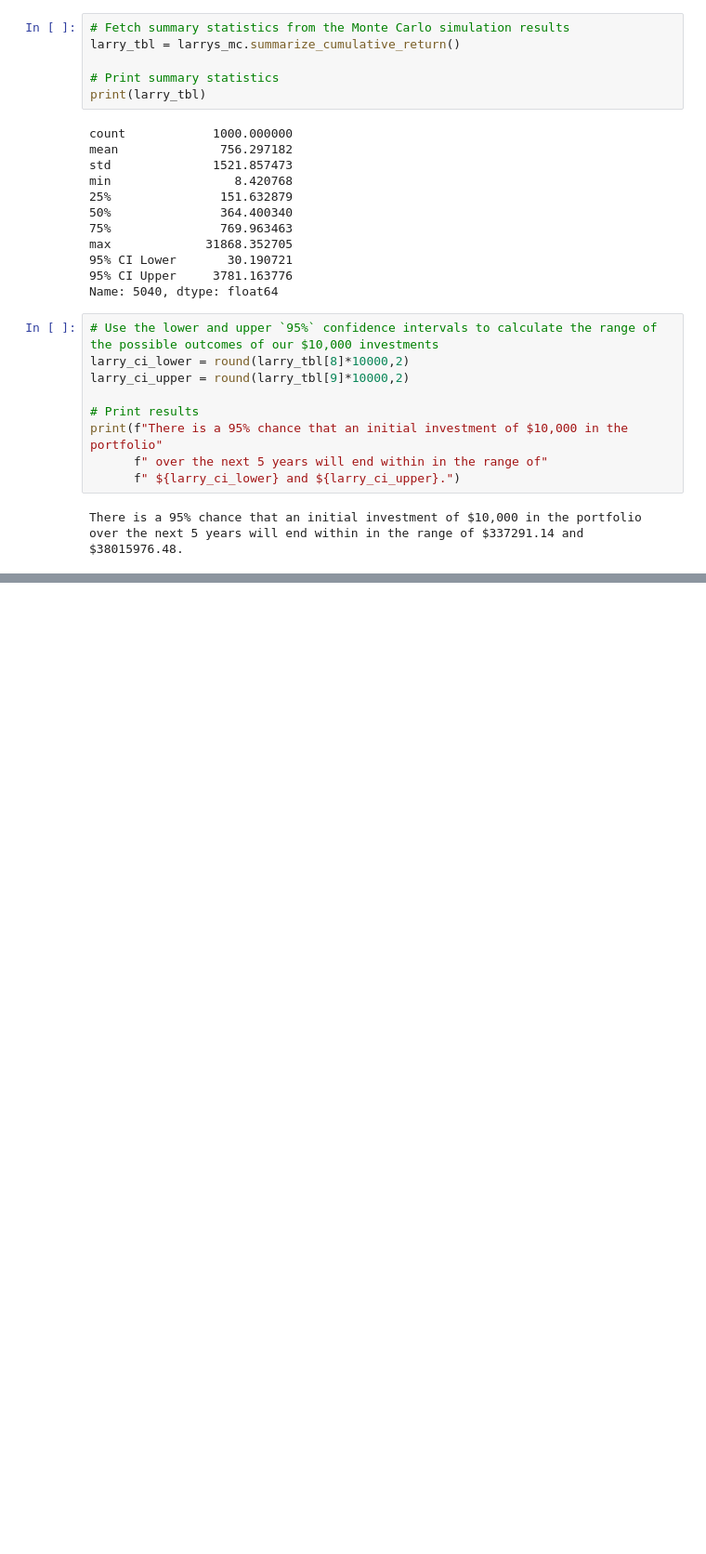
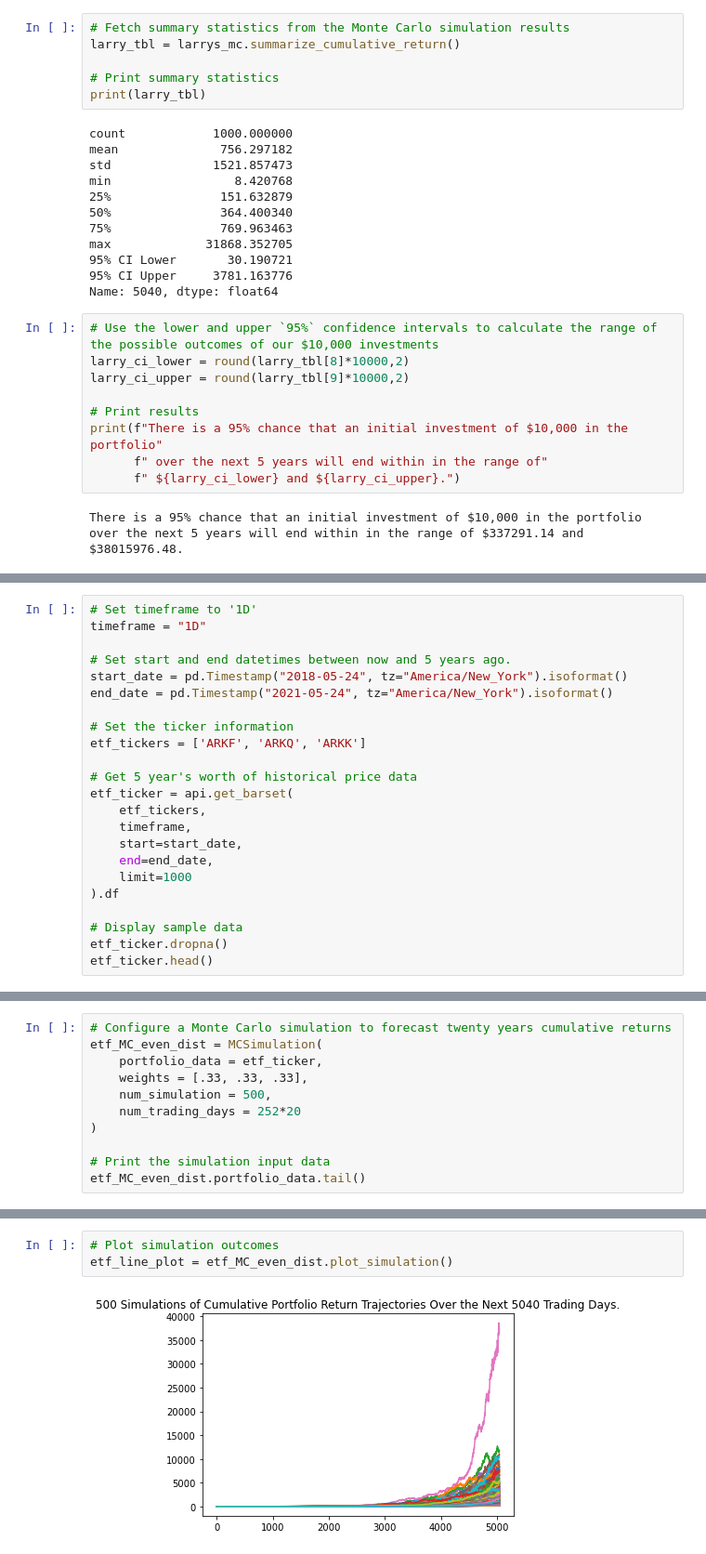
Before and after one commit to whitneydt/Project-FI-Data, a Jupyter notebook: Performance_Data/Joes_and_Larrys.ipynb, the cells around one changed output, grey strips where cells are left out. Shown: that part at 93% size. Saved outputs shown, nothing was run; the diff lists cells and outputs as text; blank space fills up the shorter version.

```diff
--- a/Performance_Data/Joes_and_Larrys.ipynb
+++ b/Performance_Data/Joes_and_Larrys.ipynb
@@ -264,0 +268,23 @@ There is a 95% chance that an initial investment of $10,000 in the portfolio ove
+# %%
+# Set timeframe to '1D'
+timeframe = "1D"
+
+# Set start and end datetimes between now and 5 years ago.
+start_date = pd.Timestamp("2018-05-24", tz="America/New_York").isoformat()
+end_date = pd.Timestamp("2021-05-24", tz="America/New_York").isoformat()
+
+# Set the ticker information
+etf_tickers = ['ARKF', 'ARKQ', 'ARKK']
+
+# Get 5 year's worth of historical price data
+etf_ticker = api.get_barset(
+    etf_tickers,
+    timeframe,
+    start=start_date,
+    end=end_date,
+    limit=1000
+).df
+
+# Display sample data
+etf_ticker.dropna()
+etf_ticker.head()
@@ -264,0 +300,11 @@ There is a 95% chance that an initial investment of $10,000 in the portfolio ove
+# %%
+# Configure a Monte Carlo simulation to forecast twenty years cumulative returns
+etf_MC_even_dist = MCSimulation(
+    portfolio_data = etf_ticker,
+    weights = [.33, .33, .33],
+    num_simulation = 500,
+    num_trading_days = 252*20
+)
+
+# Print the simulation input data
+etf_MC_even_dist.portfolio_data.tail()
@@ -264,0 +354,5 @@ There is a 95% chance that an initial investment of $10,000 in the portfolio ove
+# %%
+# Plot simulation outcomes
+etf_line_plot = etf_MC_even_dist.plot_simulation()
+# %% [output]
+[figure, added]
```
Also changed, not shown: parts of 8 cells of this notebook.
